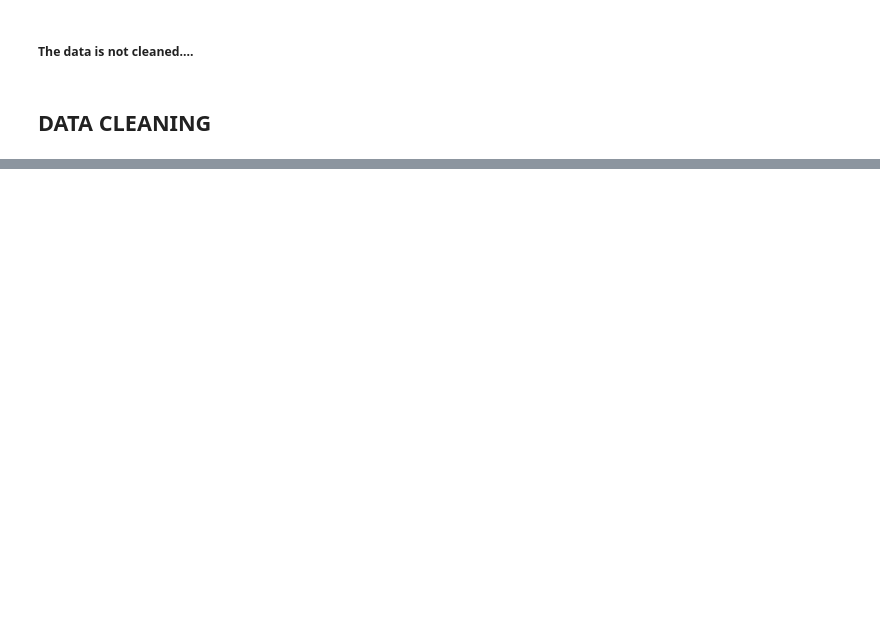
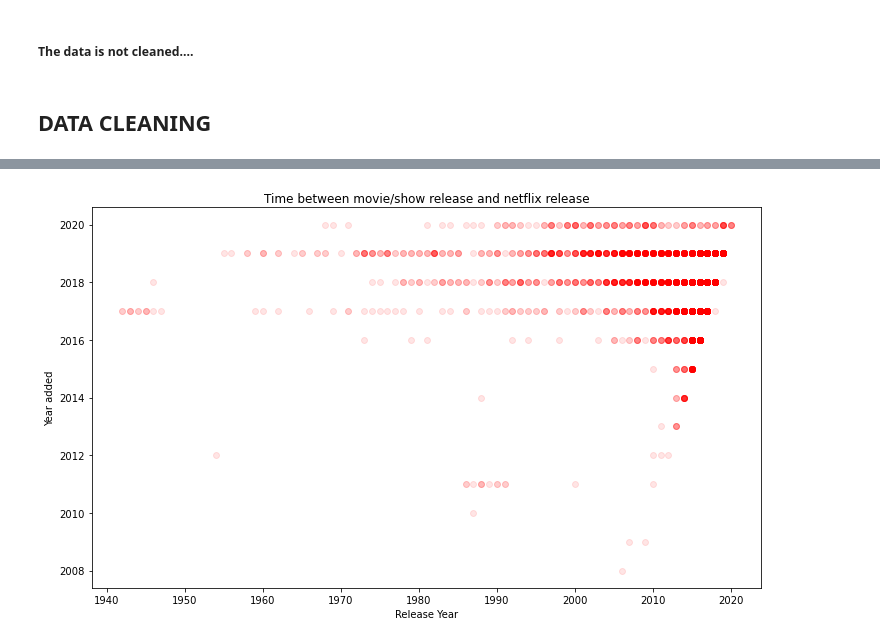
Before and after one commit to Zofserif/aida2-practice, a Jupyter notebook: aida-practical-quiz.ipynb, the cells around one changed output, grey strips where cells are left out. Drawn from its saved outputs; the diff is of its cells as text; code cells hidden in the pictures; blank space fills up the shorter version.

```diff
--- a/aida-practical-quiz.ipynb
+++ b/aida-practical-quiz.ipynb
@@ -105,0 +122,10 @@ netflix_df.describe().iloc[:,[0,1]]
+# %%
+x=netflix_df["release_year"]
+y=netflix_df["year_added"]
+plt.figure(figsize=(12,7))
+plt.scatter(x,y,alpha=0.1,c='r')
+plt.title("Time between movie/show release and netflix release")
+plt.xlabel("Release Year")
+plt.ylabel("Year added");
+# %% [output]
+[figure, added]
```
Also changed, not shown: parts of 16 cells of this notebook, 1 other file.
